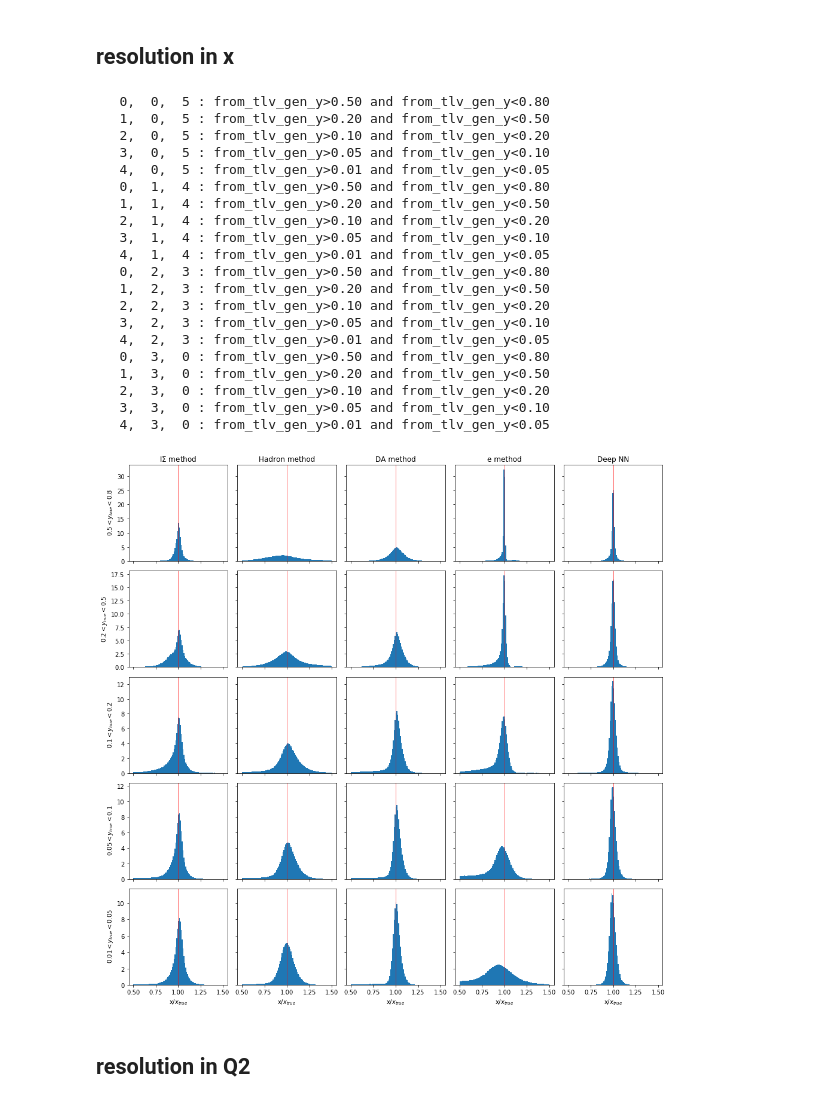
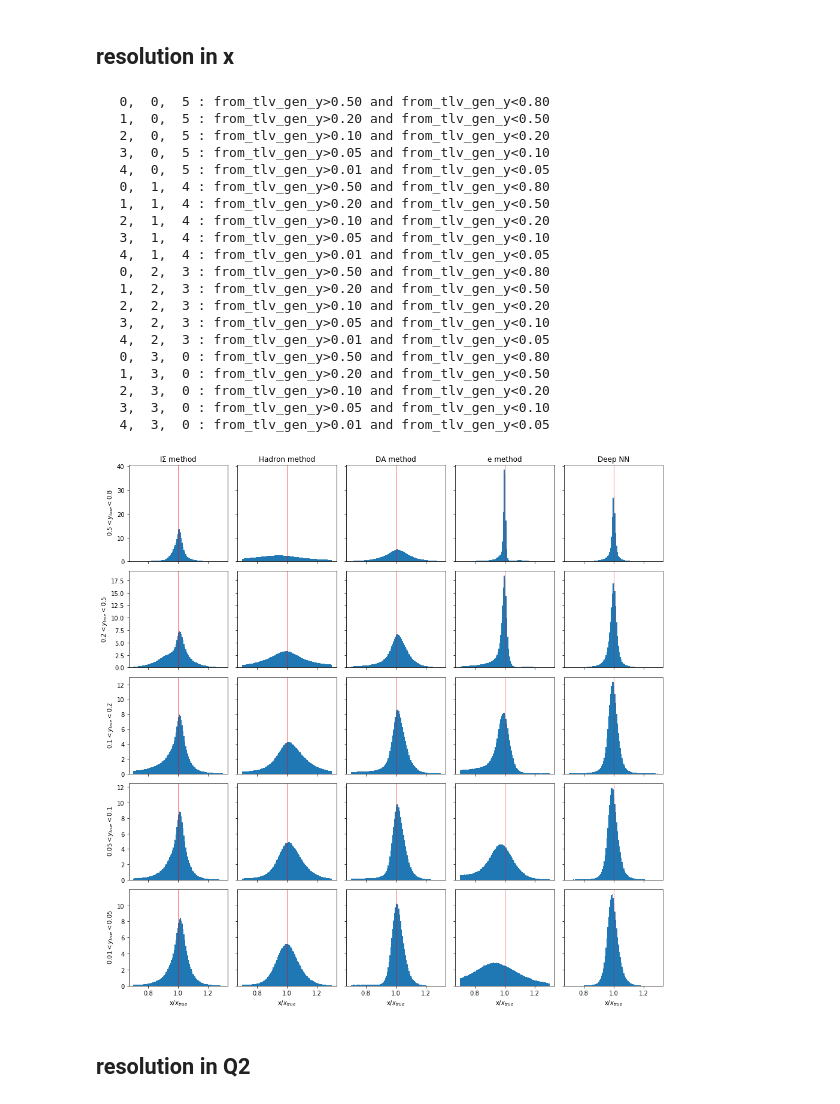
Before and after one commit to owen234/DIS-reco, a Jupyter notebook: NN_athena_classify_then_reg_plots_subsel.ipynb, the cells around one changed output. Saved outputs shown, nothing was run; the diff lists cells and outputs as text; code cells hidden in the pictures.

```diff
--- a/NN_athena_classify_then_reg_plots_subsel.ipynb
+++ b/NN_athena_classify_then_reg_plots_subsel.ipynb
@@ -33,7 +33,10 @@ plot_fsr_only = False
 plot_norad_only = False
 
 
-xaxis_range = 'medium'
+xaxis_range = ''
+#xaxis_range = 'medium'
+#xaxis_range = 'wide'
+
 
 save_plots = True
 
@@ -1020,6 +1023,10 @@ xmax = 1.3
 if xaxis_range == 'medium':
     xmin = 0.5
     xmax = 1.5
+
+if xaxis_range == 'wide':
+    xmin = 0.0
+    xmax = 2.0
 
 y_cut = [
     'from_tlv_gen_y>0.50 and from_tlv_gen_y<0.80',
@@ -1067,34 +1074,34 @@ ax[4][4].set_xlabel('x/$x_{true}$')
 for i in range(5):
     for j in range(5):
         ax[i][j].axvline(1.0,color='red',lw=1,alpha=0.6)
 
 if save_plots :
     plt.savefig('plots/deepNN-x-resolution-ATHENA-Q2gt200-CthenR-%s.pdf' % plot_string, bbox_inches='tight' )
     plt.savefig('plots/deepNN-x-resolution-ATHENA-Q2gt200-CthenR-%s.png' % plot_string, bbox_inches='tight' )
 
 plt.subplots_adjust(wspace=0.1, hspace=0.1)
 # %% [output]
    0,  0,  5 : from_tlv_gen_y>0.50 and from_tlv_gen_y<0.80
    1,  0,  5 : from_tlv_gen_y>0.20 and from_tlv_gen_y<0.50
    2,  0,  5 : from_tlv_gen_y>0.10 and from_tlv_gen_y<0.20
    3,  0,  5 : from_tlv_gen_y>0.05 and from_tlv_gen_y<0.10
    4,  0,  5 : from_tlv_gen_y>0.01 and from_tlv_gen_y<0.05
    0,  1,  4 : from_tlv_gen_y>0.50 and from_tlv_gen_y<0.80
    1,  1,  4 : from_tlv_gen_y>0.20 and from_tlv_gen_y<0.50
    2,  1,  4 : from_tlv_gen_y>0.10 and from_tlv_gen_y<0.20
    3,  1,  4 : from_tlv_gen_y>0.05 and from_tlv_gen_y<0.10
    4,  1,  4 : from_tlv_gen_y>0.01 and from_tlv_gen_y<0.05
    0,  2,  3 : from_tlv_gen_y>0.50 and from_tlv_gen_y<0.80
    1,  2,  3 : from_tlv_gen_y>0.20 and from_tlv_gen_y<0.50
    2,  2,  3 : from_tlv_gen_y>0.10 and from_tlv_gen_y<0.20
    3,  2,  3 : from_tlv_gen_y>0.05 and from_tlv_gen_y<0.10
    4,  2,  3 : from_tlv_gen_y>0.01 and from_tlv_gen_y<0.05
    0,  3,  0 : from_tlv_gen_y>0.50 and from_tlv_gen_y<0.80
    1,  3,  0 : from_tlv_gen_y>0.20 and from_tlv_gen_y<0.50
    2,  3,  0 : from_tlv_gen_y>0.10 and from_tlv_gen_y<0.20
    3,  3,  0 : from_tlv_gen_y>0.05 and from_tlv_gen_y<0.10
    4,  3,  0 : from_tlv_gen_y>0.01 and from_tlv_gen_y<0.05
-[figure, old version]
+[figure, new version]
 # %% [markdown]
 ## resolution in Q2
 # %%
```
Also changed, not shown: parts of 18 cells of this notebook.
